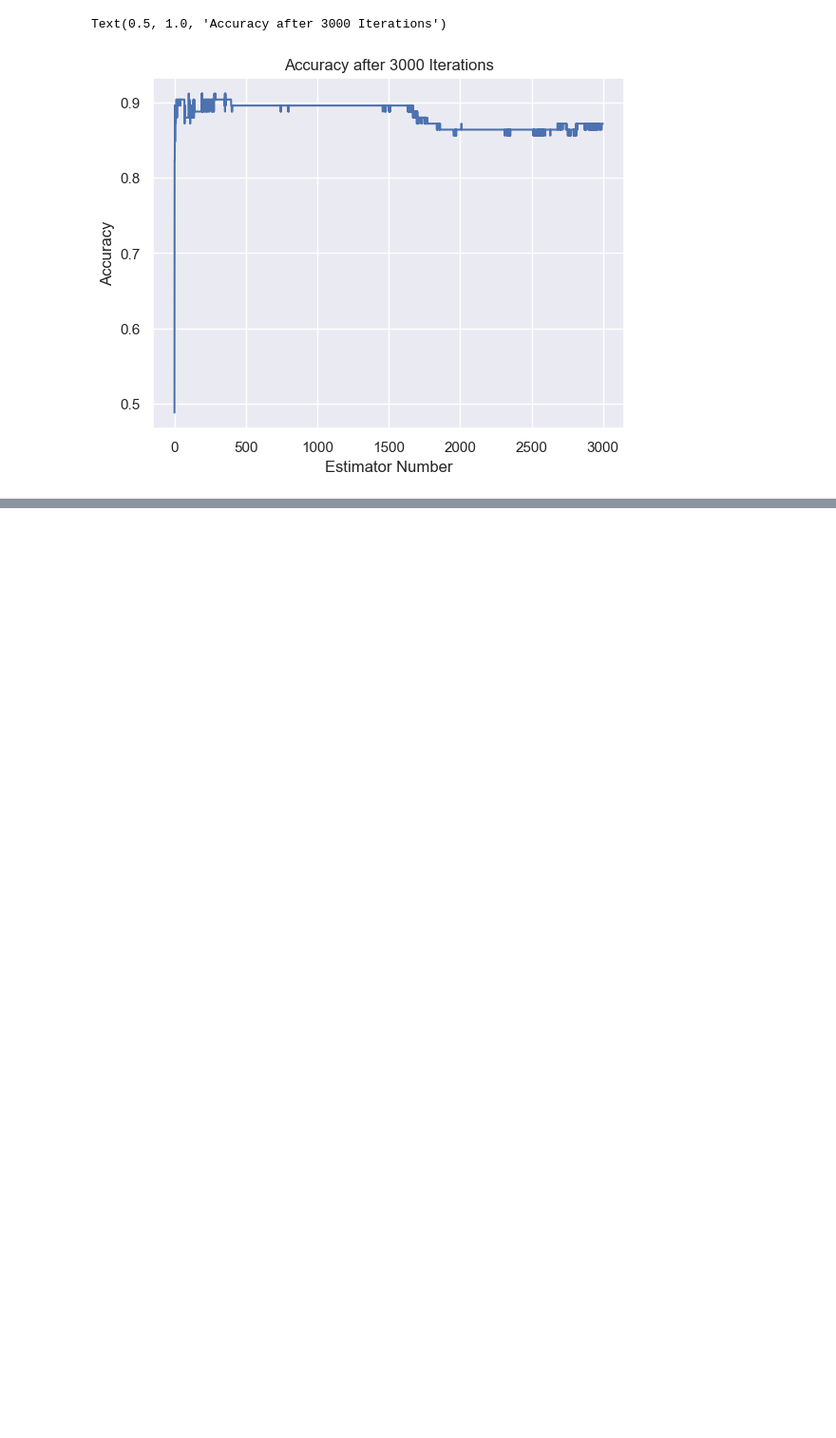
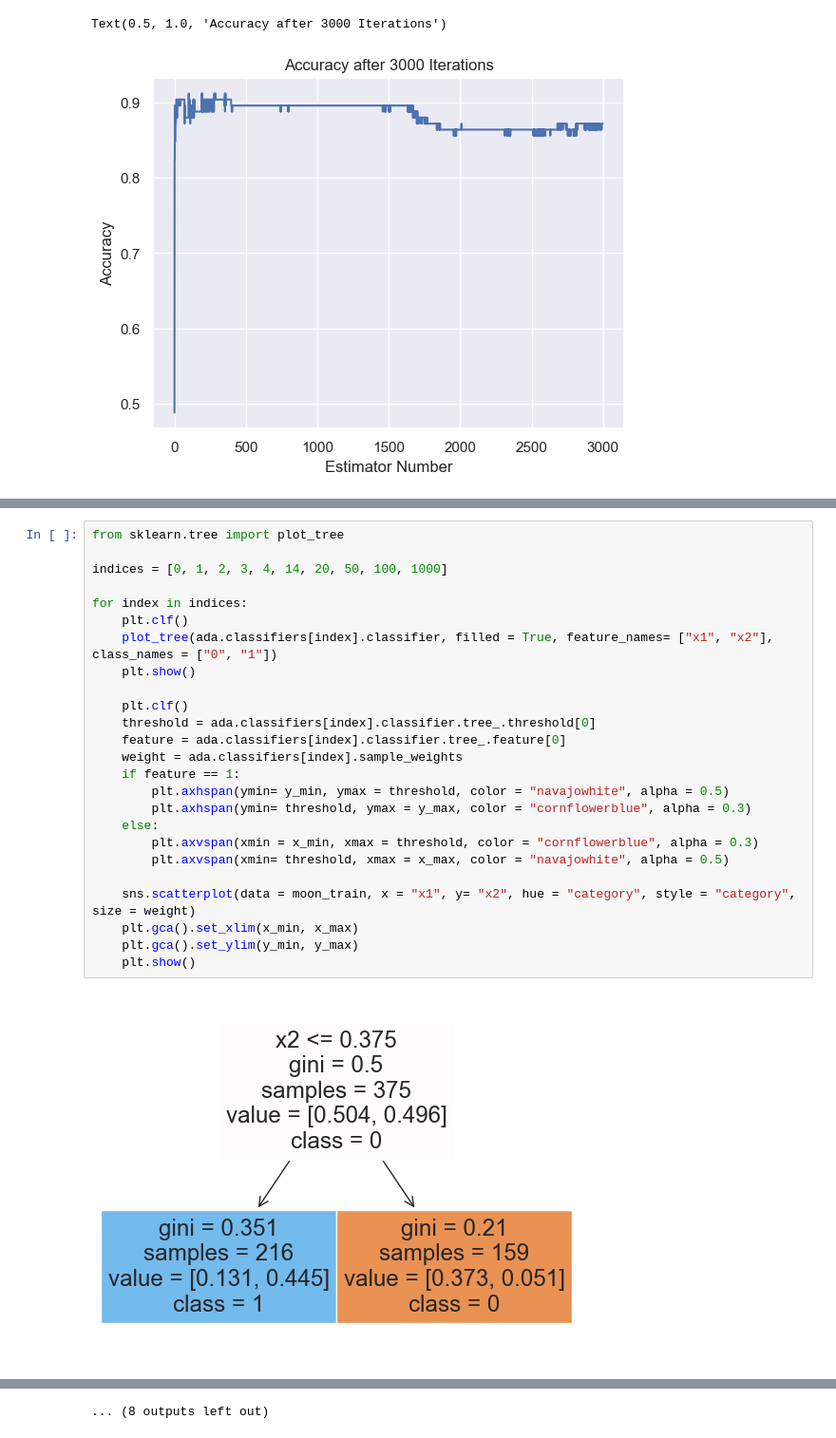
Before and after one commit to bishyboi/IntroToDataScience, a Jupyter notebook: A4/a4.ipynb, the cells around one changed output, grey strips where cells are left out. Shown at 95% size. Drawn from its saved outputs; the diff is of its cells as text; blank space fills up the shorter version.

```diff
--- a/A4/a4.ipynb
+++ b/A4/a4.ipynb
@@ -397,0 +407,27 @@ AttributeError: 'DecisionTreeClassifier' object has no attribute 'plot_tree'
+# %%
+from sklearn.tree import plot_tree
+
+indices = [0, 1, 2, 3, 4, 14, 20, 50, 100, 1000]
+
+for index in indices:
+    plt.clf()
+    plot_tree(ada.classifiers[index].classifier, filled = True, feature_names= ["x1", "x2"], class_names = ["0", "1"])
+    plt.show()
+
+    plt.clf()
+    threshold = ada.classifiers[index].classifier.tree_.threshold[0]
+    feature = ada.classifiers[index].classifier.tree_.feature[0]
+    weight = ada.classifiers[index].sample_weights
+    if feature == 1:
+        plt.axhspan(ymin= y_min, ymax = threshold, color = "navajowhite", alpha = 0.5)
+        plt.axhspan(ymin= threshold, ymax = y_max, color = "cornflowerblue", alpha = 0.3)
+    else:
+        plt.axvspan(xmin = x_min, xmax = threshold, color = "cornflowerblue", alpha = 0.3)
+        plt.axvspan(xmin= threshold, xmax = x_max, color = "navajowhite", alpha = 0.5)
+
+    sns.scatterplot(data = moon_train, x = "x1", y= "x2", hue = "category", style = "category", size = weight)
+    plt.gca().set_xlim(x_min, x_max)
+    plt.gca().set_ylim(y_min, y_max)
+    plt.show()
+# %% [output]
+[figure, added]
@@ -397,0 +445 @@ AttributeError: 'DecisionTreeClassifier' object has no attribute 'plot_tree'
+... (8 outputs left out)
```
Also changed, not shown: parts of 11 cells of this notebook, 2 other files.
